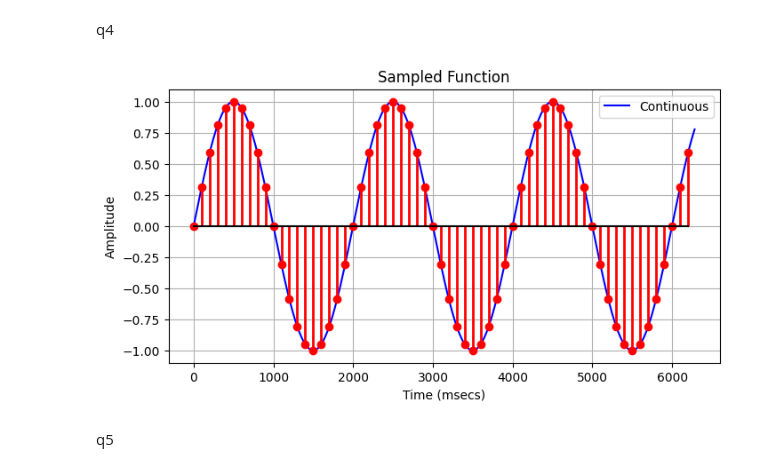
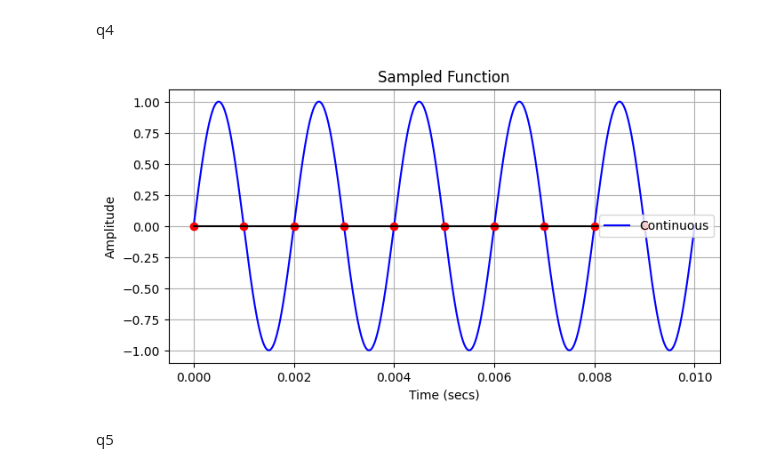
Before and after one commit to RyanL72/CSDS_364, a Jupyter notebook: Assignment_A3a/A3a_rhl72.ipynb, the cells around one changed output. Drawn from its saved outputs; the diff is of its cells as text; code cells hidden in the pictures.

```diff
--- a/Assignment_A3a/A3a_rhl72.ipynb
+++ b/Assignment_A3a/A3a_rhl72.ipynb
@@ -203,10 +203,10 @@ plot_sampled_function(sinewave, fs=10, tlim=(0, 2*np.pi), tscale=1e3, tunits="ms
 [figure]
 # %% [markdown]
 q4
-# %%
-plot_sampled_function(sinewave, fs=10, tlim=(0, 2*np.pi), tscale=1e3, tunits="msecs", f=.5, d=0.0)
-# %% [output]
-[figure, removed]
+# %%
+plot_sampled_function(sinewave, fs=1000, tlim=(0, 0.01), f=500)
+# %% [output]
+[figure, added]
 # %% [markdown]
 q5
 # %%
```
Also changed, not shown: parts of 4 cells of this notebook, 4 other files.
